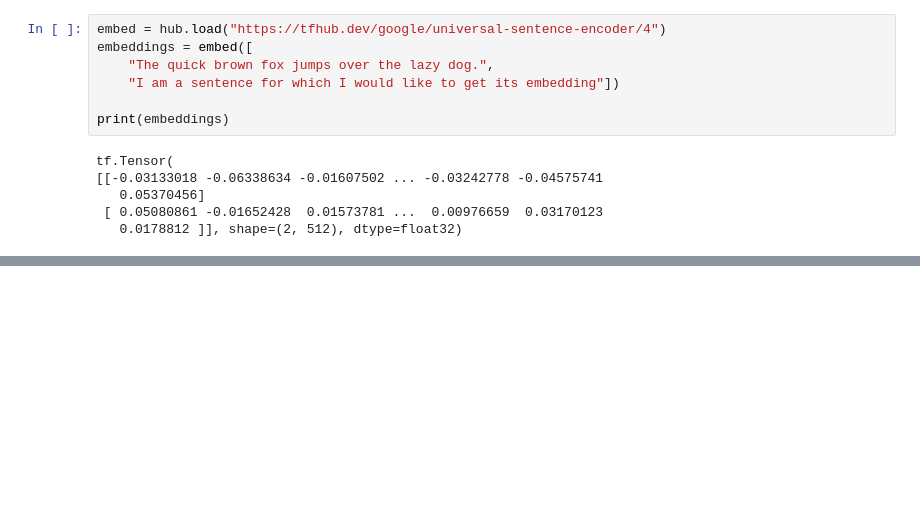
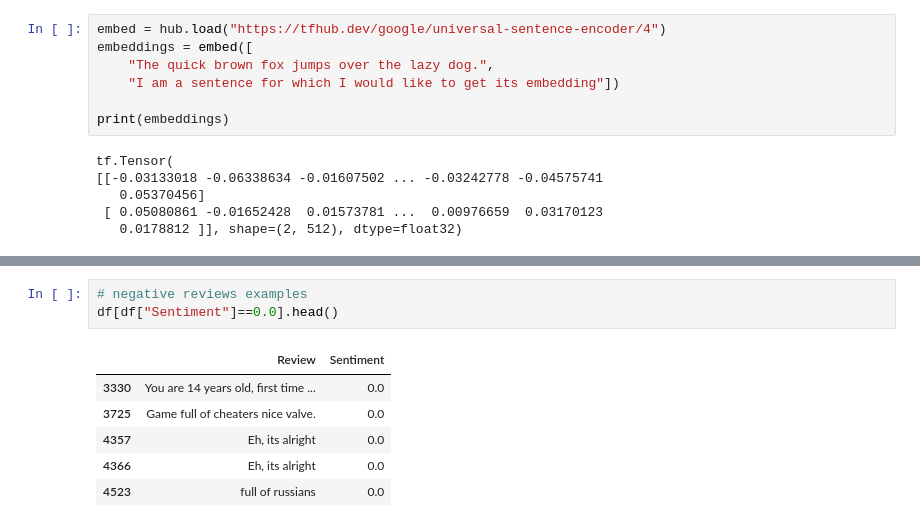
Before and after one commit to deanhuiwang/steam-reviews-sentiment, a Jupyter notebook: steam-reviews-sentiment.ipynb, the cells around one changed output, grey strips where cells are left out. Drawn from its saved outputs; the diff is of its cells as text; blank space fills up the shorter version.

```diff
--- a/steam-reviews-sentiment.ipynb
+++ b/steam-reviews-sentiment.ipynb
@@ -30,0 +41,10 @@ UnicodeDecodeError: 'utf-8' codec can't decode byte 0xff in position 0: invalid
+# %%
+# negative reviews examples
+df[df["Sentiment"]==0.0].head()
+# %% [output]
+|  | Review | Sentiment |
+| 3330 | You are 14 years old, first time ... | 0.0 |
+| 3725 | Game full of cheaters nice valve. | 0.0 |
+| 4357 | Eh, its alright | 0.0 |
+| 4366 | Eh, its alright | 0.0 |
+| 4523 | full of russians | 0.0 |
```
Also changed, not shown: parts of 12 cells of this notebook, 1 other file.
